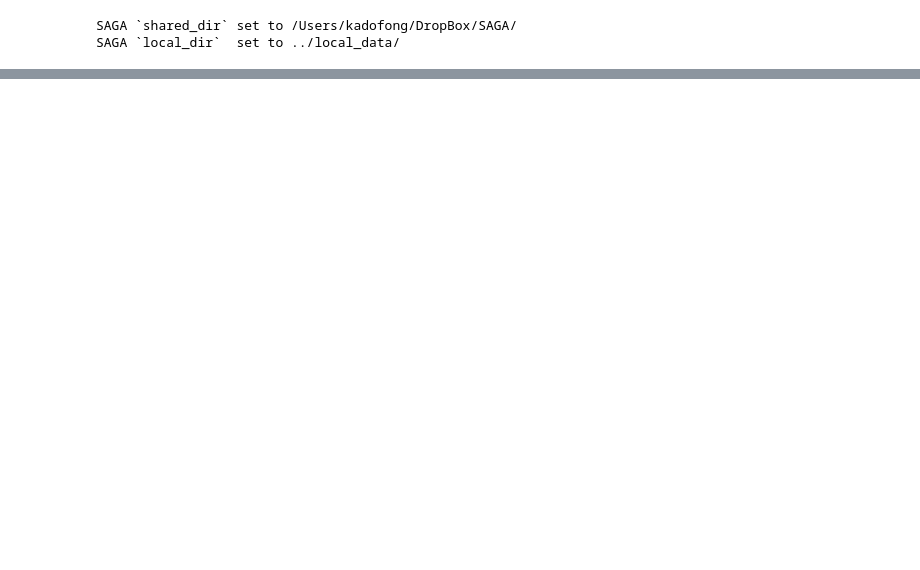
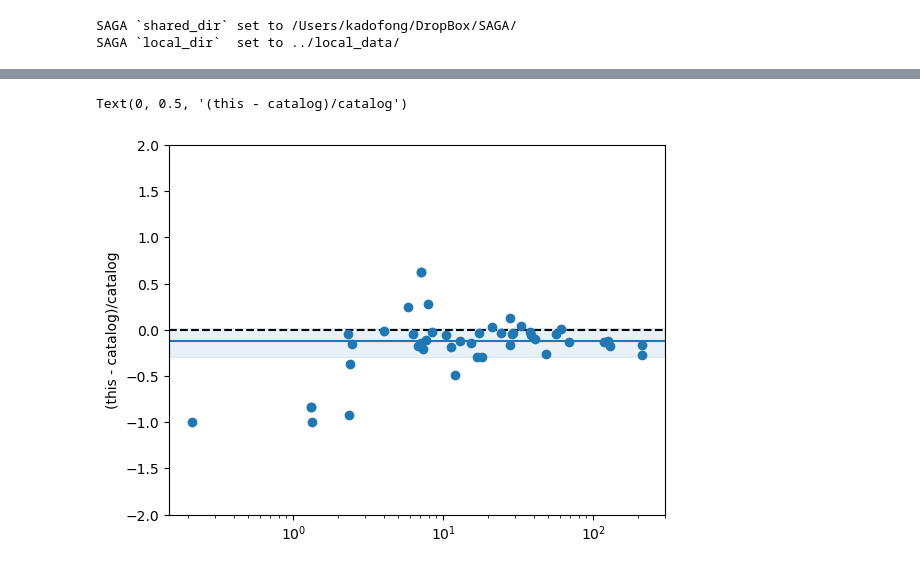
Before and after one commit to ekadofong/SAGAbg, a Jupyter notebook: notebooks/BetterLineFit.ipynb, the cells around one changed output, grey strips where cells are left out. Cells and saved outputs as stored; diff of their text form; code cells hidden in the pictures; blank space fills up the shorter version.

```diff
--- a/notebooks/BetterLineFit.ipynb
+++ b/notebooks/BetterLineFit.ipynb
@@ -207,0 +46,2 @@ for ax_index,key in enumerate(['Hgamma','Hbeta','Halpha']):
+# %%
+hits = np.in1d ( names, clean[has_sagaHA].index )
@@ -207,0 +68,12 @@ for ax_index,key in enumerate(['Hgamma','Hbeta','Halpha']):
+# %%
+haew_gt = clean.loc[names[hits]]['EW_Halpha']
+plt.errorbar ( haew_gt, (haew_arr[hits,0] - haew_gt)/haew_gt, fmt='o', yerr=3.*haew_arr[hits,1]/haew_gt )
+plt.axhline(np.median((haew_arr[hits,0] - haew_gt)/haew_gt), color='C0')
+plt.axhspan(*np.quantile((haew_arr[hits,0] - haew_gt)/haew_gt, [0.16,.84]), color='C0', alpha=0.1)
+plt.axhline(0., color='k', ls='--')
+plt.ylim(-2,2)
+plt.xscale('log')
+plt.ylabel('(this - catalog)/catalog')
+# %% [output]
+Text(0, 0.5, '(this - catalog)/catalog')
+[figure, added]
```
Also changed, not shown: parts of 45 cells of this notebook, 4 other files.
